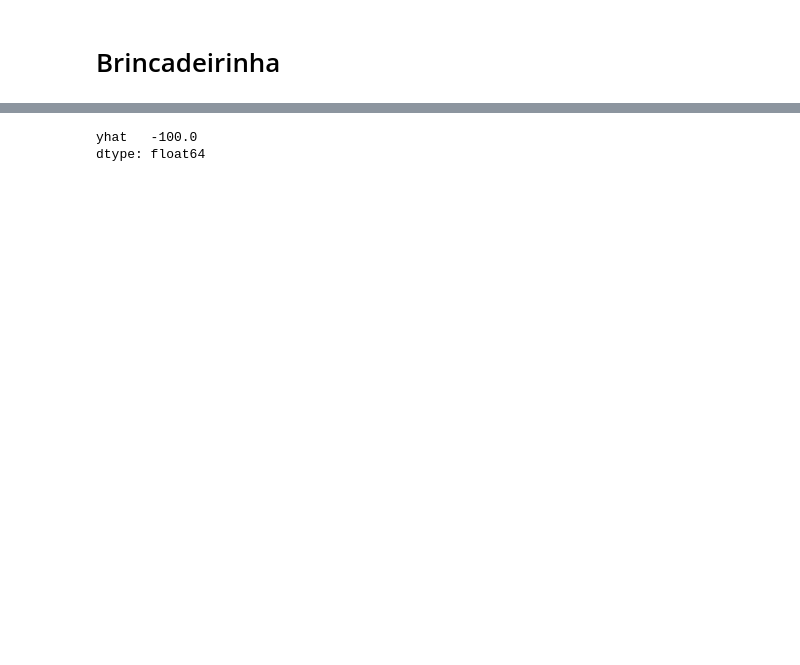
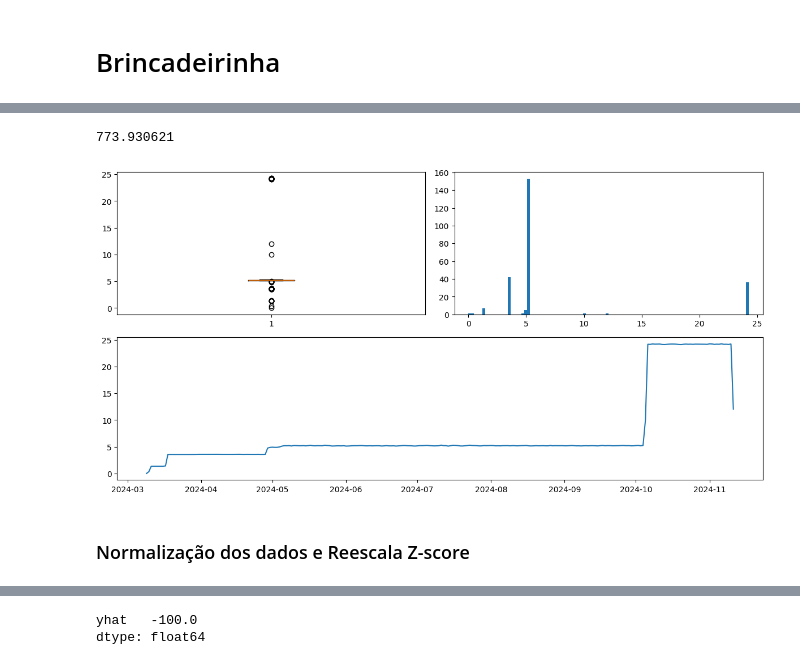
Before and after one commit to Gabrielnbr/modelo_unicin, a Jupyter notebook: notebooks/testes.ipynb, the cells around one changed output, grey strips where cells are left out. Saved outputs shown, nothing was run; the diff lists cells and outputs as text; code cells hidden in the pictures; blank space fills up the shorter version.

Commit message:
update: novos dados icnet ate 18-11-2024

```diff
--- a/notebooks/testes.ipynb
+++ b/notebooks/testes.ipynb
@@ -39,6 +47,5 @@ array(['Storage', 'Azure DNS', 'Bandwidth', 'Virtual Network',
 # %%
-df = df[
-    (df['service_name'] != 'Functions') &
-    (df['maquina'] == 'unicin')
-    ]
+df_maquina = df[
+        (df['maquina'] == 'icnet')
+        ]
 # %%
@@ -48,8 +77,12 @@ Timestamp('2024-10-31 00:00:00')
+# %%
+df_plot['cost'].sum()
+# %% [output]
+773.930621
 # %%
 #filtro_data = (df["Date"])
 #filtro_service_name = df['ServiceName'] == "Functions"
 #filtro_service_resource = df['ServiceResource'] == "Premium vCPU Duration"
 
-df_aux = df.loc[:, ["date", "cost"]].groupby("date").sum().reset_index()
+df_prep = df_maquina.loc[:, ["date", "cost"]].groupby("date").sum().reset_index()
 # %%
-df_aux.rename(columns = {"date":"ds", "cost":"y"}, inplace = True)
+df_prep.rename(columns = {"date":"ds", "cost":"y"}, inplace = True)
@@ -57,0 +89,21 @@ df_aux = df_aux.loc[df_aux['ds'] >= '2023-09-30',:]
+# %%
+df_prep = df_prep.loc[df_prep['ds'] >= '2024-01-01',:]
+# %%
+fig, axes = plt.subplots(2,2, figsize=(12,6))
+
+fig.delaxes(axes[1, 1])
+fig.delaxes(axes[1, 0])
+
+axes[0,0].boxplot(df_prep['y']);
+
+axes[0,1].hist(df_prep['y'],bins=100)
+
+ax3 = fig.add_subplot(2,1,2)
+ax3.plot(df_prep['ds'], df_prep['y'])
+
+plt.tight_layout()
+plt.show()
+# %% [output]
+[figure, added]
+# %% [markdown]
+### Normalização dos dados e Reescala Z-score
```
Also changed, not shown: parts of 27 cells of this notebook, 1 other file.
